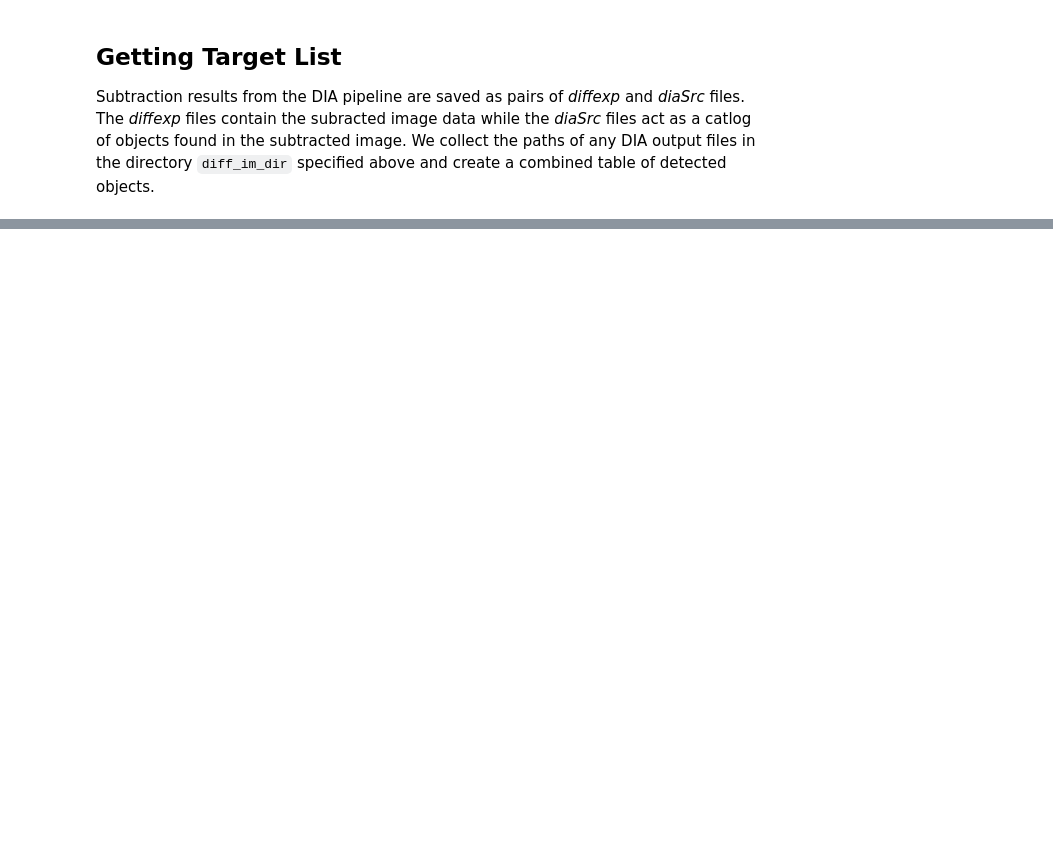
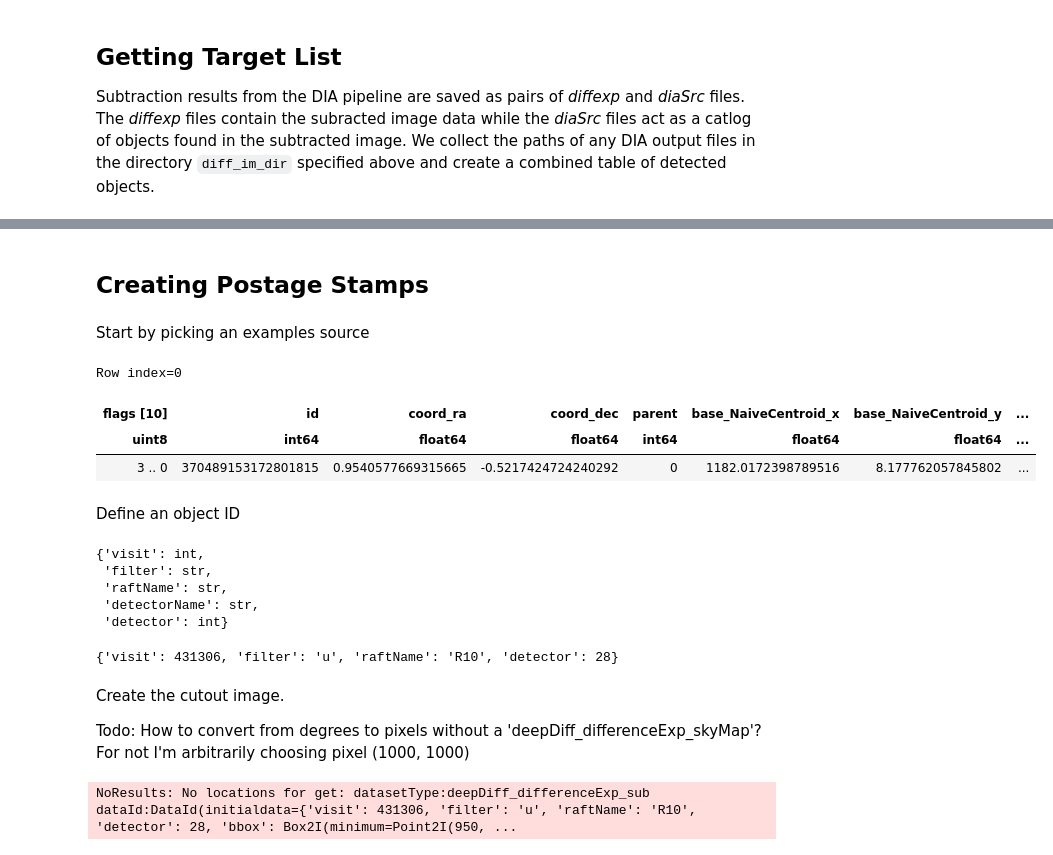
Before and after one commit to LSSTDESC/Difference-Image-Inspection, a Jupyter notebook: postage_stamps.ipynb, the cells around one changed output, grey strips where cells are left out. Saved outputs shown, nothing was run; the diff lists cells and outputs as text; code cells hidden in the pictures; blank space fills up the shorter version.

```diff
--- a/postage_stamps.ipynb
+++ b/postage_stamps.ipynb
@@ -231,0 +134,61 @@ create_postage_stamps(diff_im_dir, postage_output_dir, butler=butler)
+# %% [markdown]
+## Creating Postage Stamps
+# %% [markdown]
+Start by picking an examples source
+# %%
+# Read dia source data
+diffexp_paths, diasrc_paths = get_diff_file_paths(diff_im_dir)
+source_table = read_diasrc_path_list(diasrc_paths)
+source = source_table[0]
+
+source
+# %% [output]
+Row index=0
+| flags [10] | id | coord_ra | coord_dec | parent | base_NaiveCentroid_x | base_NaiveCentroid_y | ... |
+| uint8 | int64 | float64 | float64 | int64 | float64 | float64 | ... |
+| 3 .. 0 | 370489153172801815 | 0.9540577669315665 | -0.5217424724240292 | 0 | 1182.0172398789516 | 8.177762057845802 | ... |
+# %% [markdown]
+Define an object ID
+# %%
+butler.getKeys('deepDiff_differenceExp')
+# %% [output]
+{'visit': int,
+ 'filter': str,
+ 'raftName': str,
+ 'detectorName': str,
+ 'detector': int}
+# %%
+source_id = dict(
+    visit=source['visit'],
+    filter=source['filter'],
+    raftName=source['raft'],
+    detector=source['detector'])
+
+source_id
+# %% [output]
+{'visit': 431306, 'filter': 'u', 'raftName': 'R10', 'detector': 28}
+# %% [markdown]
+Create the cutout image.
+
+Todo: How to convert from degrees to pixels without a 'deepDiff_differenceExp_skyMap'? For not I'm arbitrarily choosing pixel (1000, 1000)
+# %%
+# Define object position
+ra, dec = source['coord_ra'], source['coord_dec']
+radec = afwGeom.SpherePoint(ra, dec, afwGeom.degrees)
+
+# Define image size
+SideLength = 100
+cutoutSize = afwGeom.ExtentI(SideLength, SideLength)
+
+# Get source location in pixels
+datasetType = 'deepDiff_differenceExp_sub'
+# skymap = butler.get("%s_skyMap" % datasetType)
+
+# Define cutour boundaries
+xy = afwGeom.PointI(1000, 1000)
+bbox = afwGeom.BoxI(xy - cutoutSize//2, cutoutSize)
+
+cutout_image = butler.get(datasetType, bbox=bbox, dataId=source_id)
+cutout_image
+# %% [output]
+NoResults: No locations for get: datasetType:deepDiff_differenceExp_sub dataId:DataId(initialdata={'visit': 431306, 'filter': 'u', 'raftName': 'R10', 'detector': 28, 'bbox': Box2I(minimum=Point2I(950, ...
```
Also changed, not shown: parts of 10 cells of this notebook.
